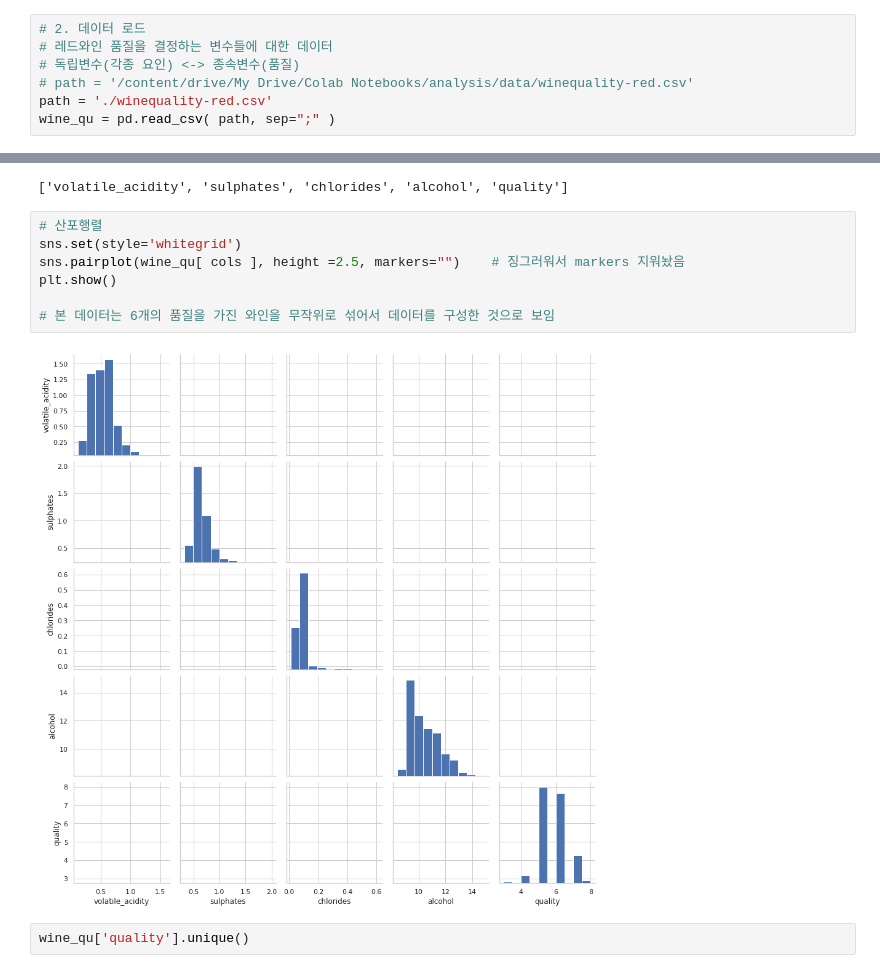
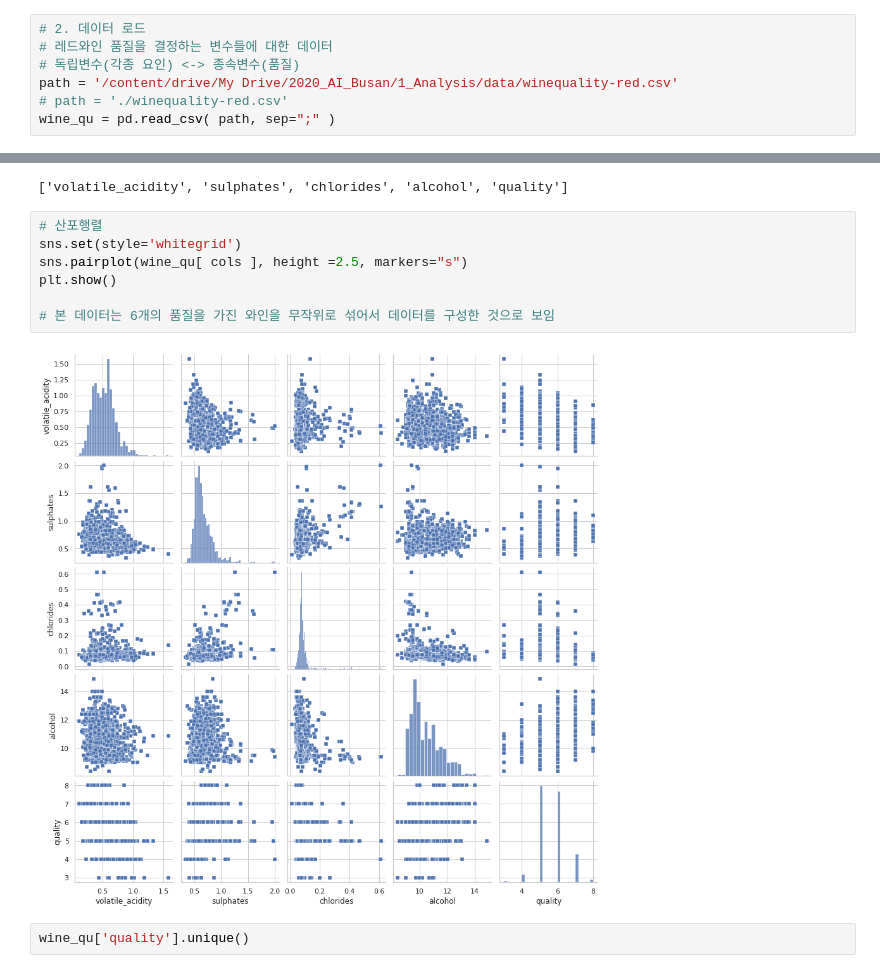
Before and after one commit to JiwooOh-kr/BusanAIDeveloperCourse_AI, a Jupyter notebook: 1_Analysis/9_회귀분석.ipynb, the cells around one changed output, grey strips where cells are left out. Saved outputs shown, nothing was run; the diff lists cells and outputs as text.

Commit message:
Update 9_회귀분석.ipynb by Colab

```diff
--- a/1_Analysis/9_회귀분석.ipynb
+++ b/1_Analysis/9_회귀분석.ipynb
@@ -59,8 +66,8 @@ import seaborn as sns
 # 2. 데이터 로드
 # 레드와인 품질을 결정하는 변수들에 대한 데이터
 # 독립변수(각종 요인) <-> 종속변수(품질)
-# path = '/content/drive/My Drive/Colab Notebooks/analysis/data/winequality-red.csv'
-path = './winequality-red.csv'
+path = '/content/drive/My Drive/2020_AI_Busan/1_Analysis/data/winequality-red.csv'
+# path = './winequality-red.csv'
 wine_qu = pd.read_csv( path, sep=";" )
 # %% [markdown]
 ### 데이터 준비(2)
@@ -659,12 +666,12 @@ cols
 # %%
 # 산포행렬
 sns.set(style='whitegrid')
-sns.pairplot(wine_qu[ cols ], height =2.5, markers="")    # 징그러워서 markers 지워놨음
+sns.pairplot(wine_qu[ cols ], height =2.5, markers="s")
 plt.show()
 
 # 본 데이터는 6개의 품질을 가진 와인을 무작위로 섞어서 데이터를 구성한 것으로 보임
 # %% [output]
-[figure, old version]
+[figure, new version]
 # %%
 wine_qu['quality'].unique()
 # %% [output]
```
Also changed, not shown: parts of 11 cells of this notebook.
